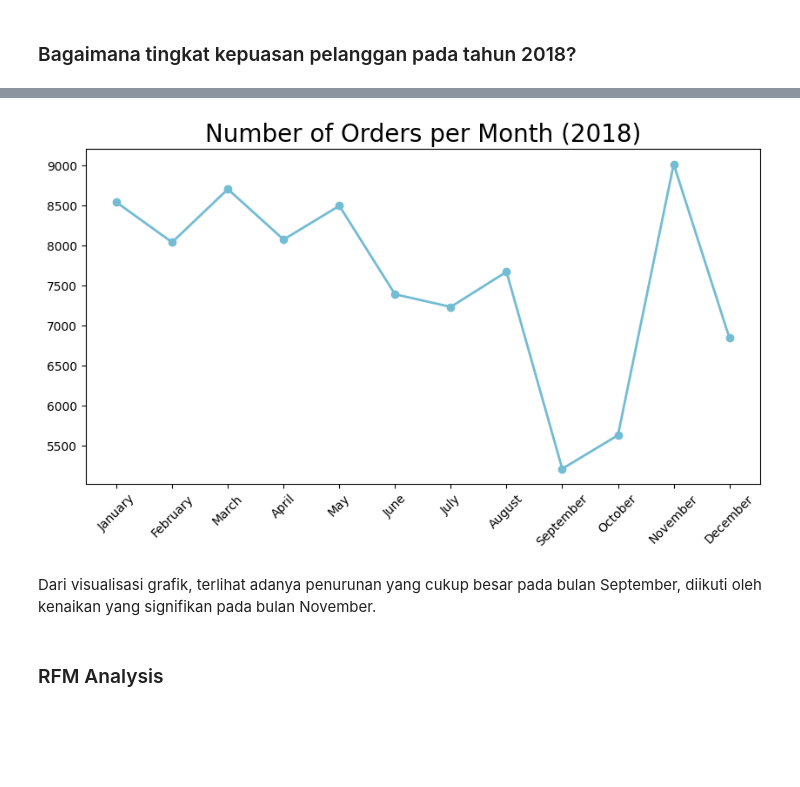
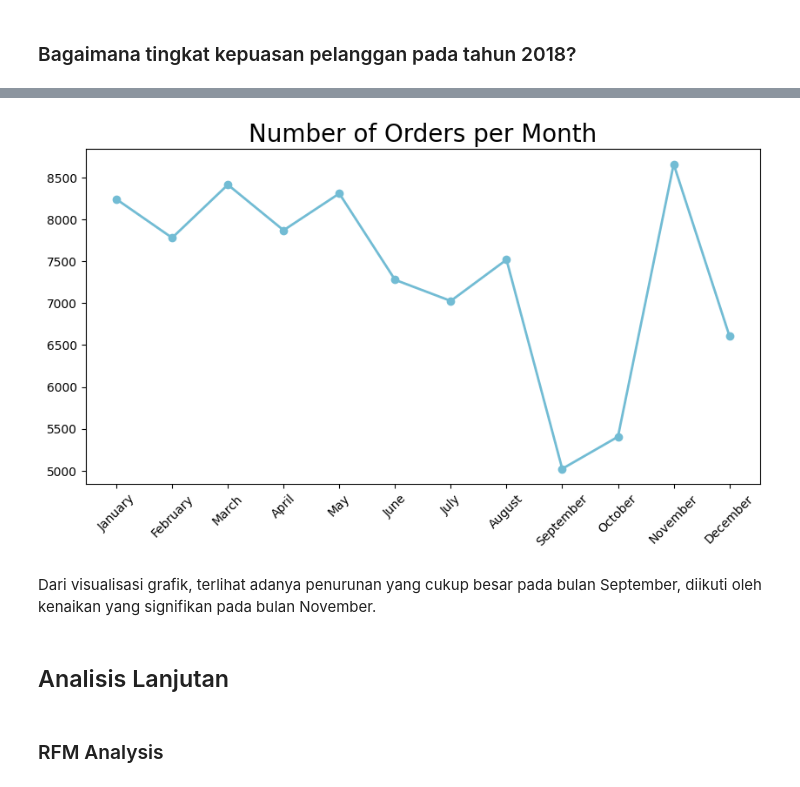
Before and after one commit to ReginaAyumi/analisis-data-project, a Jupyter notebook: proyek_akhir_data_analysis.ipynb, the cells around one changed output, grey strips where cells are left out. Saved outputs shown, nothing was run; the diff lists cells and outputs as text; code cells hidden in the pictures; blank space fills up the shorter version.

```diff
--- a/proyek_akhir_data_analysis.ipynb
+++ b/proyek_akhir_data_analysis.ipynb
@@ -861,0 +911,21 @@ memory usage: 30.9+ MB
+# %%
+# Menggantikan missing values dengan mean pada kolom numerik
+numeric_columns = ['delivery_time', 'payment_sequential', 'payment_installments', 'payment_value', 'review_score',
+                    'product_photos_qty', 'price', 'freight_value']
+for col in numeric_columns:
+    mean_value = all_data[col].mean()
+    all_data[col].fillna(mean_value, inplace=True)
+# %%
+# Menggantikan missing values dengan mode pada kolom kategori
+categorical_columns = ['payment_type', 'product_category_name', 'seller_city']
+for col in categorical_columns:
+    mode_value = all_data[col].mode()[0]
+    all_data[col].fillna(mode_value, inplace=True)
+# %%
+# Menggantikan missing values dengan forward fill pada kolom tanggal
+date_columns = ['order_approved_at', 'order_delivered_carrier_date']
+for col in date_columns:
+    all_data[col].fillna(method='ffill', inplace=True)
+# %%
+# Memastikan tidak ada missing values tersisa
+all_data.dropna(inplace=True)
@@ -1043,19 +1148,21 @@ monthly_order = monthly_order.drop("month_numeric", axis=1)
 # %%
 plt.figure(figsize=(10, 5))
 plt.plot(
     monthly_order["order_approved_at"],
     monthly_order["order_count"],
     marker='o',
     linewidth=2,
     color="#72BCD4"
 )
-plt.title("Number of Orders per Month (2018)", loc="center", fontsize=20)
+plt.title("Number of Orders per Month", loc="center", fontsize=20)
 plt.xticks(fontsize=10, rotation=45)
 plt.yticks(fontsize=10)
 plt.show()
 # %% [output]
-[figure, old version]
+[figure, new version]
 # %% [markdown]
 Dari visualisasi grafik, terlihat adanya penurunan yang cukup besar pada bulan September, diikuti oleh kenaikan yang signifikan pada bulan November.
+# %% [markdown]
+## Analisis Lanjutan
 # %% [markdown]
 ### RFM Analysis
```
Also changed, not shown: parts of 47 cells of this notebook.
